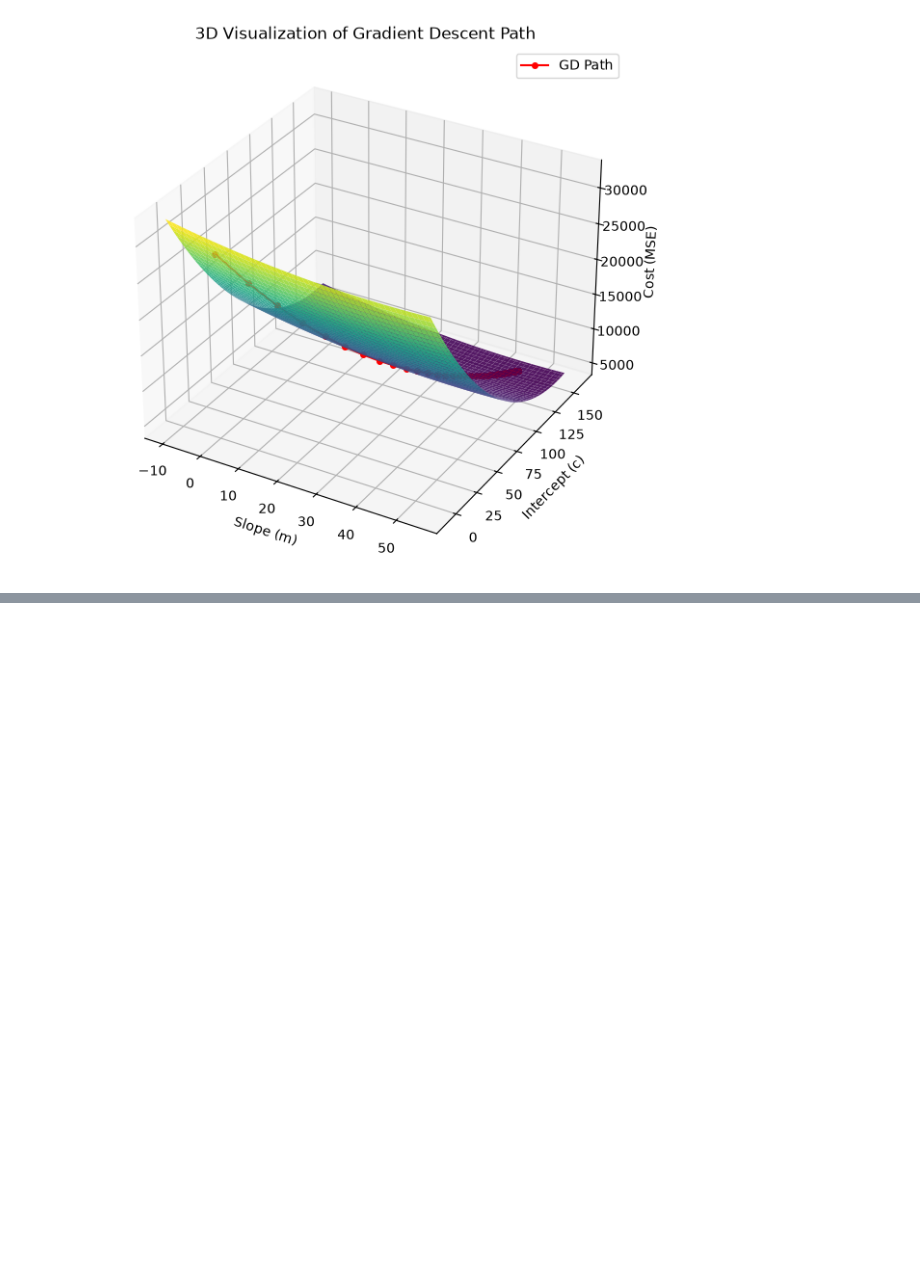
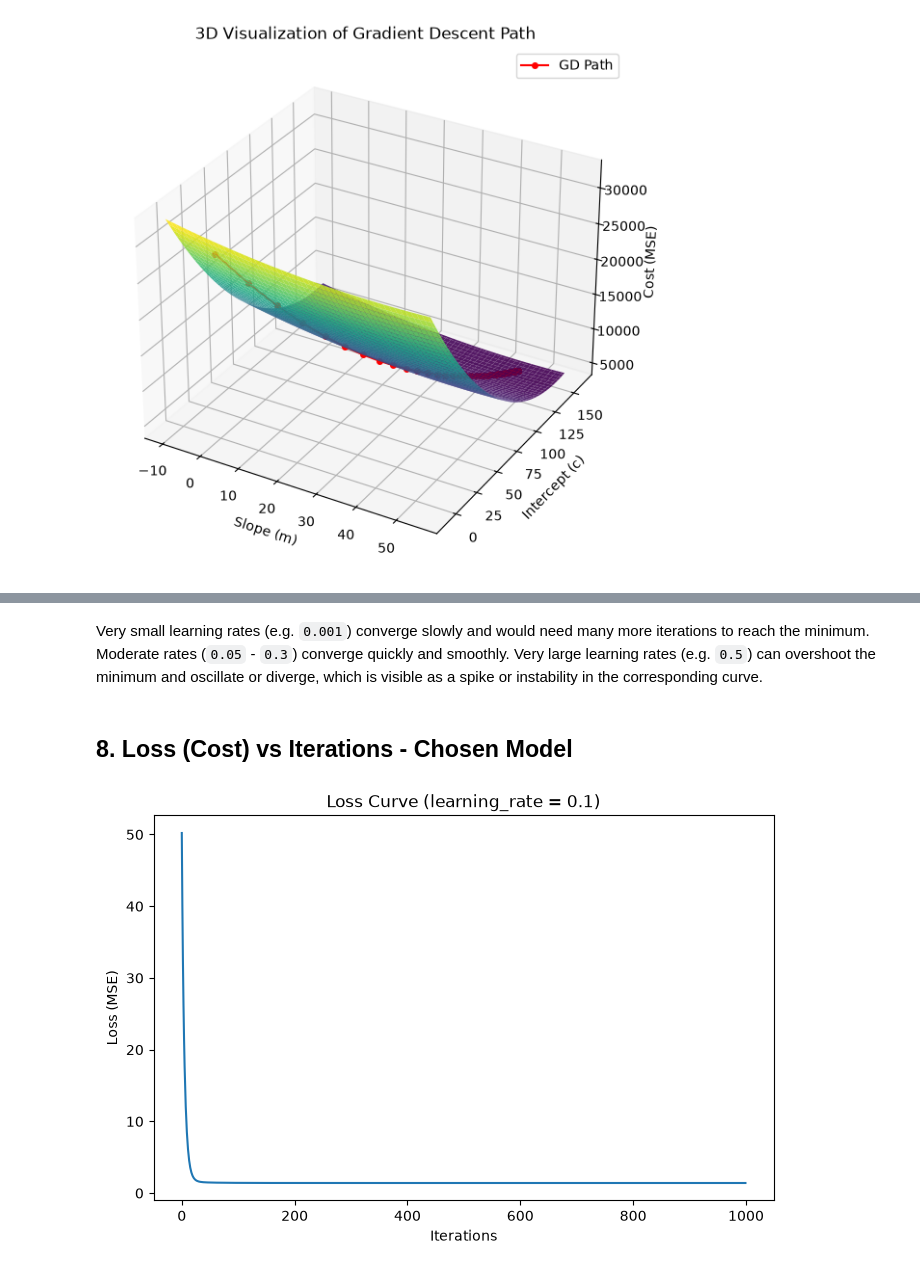
Before and after one commit to ArdenDiago/ML-Lab, a Jupyter notebook: lab/lab5/lab5.ipynb, the cells around one changed output, grey strips where cells are left out. Drawn from its saved outputs; the diff is of its cells as text; code cells hidden in the pictures; blank space fills up the shorter version.

```diff
--- a/lab/lab5/lab5.ipynb
+++ b/lab/lab5/lab5.ipynb
@@ -575,0 +751,10 @@ Stochastic GD
+# %%
+learning_rate = 0.1
+iterations = 1000
+
+theta, cost_history = batch_gradient_descent(
+    X_train_bias, y_train, learning_rate=learning_rate, iterations=iterations
+)
+
+print(f"Final training cost: {cost_history[-1]:.4f}")
+print(f"Intercept: {theta[0]:.4f}")
@@ -575,0 +789,17 @@ Stochastic GD
+# %% [markdown]
+Very small learning rates (e.g. `0.001`) converge slowly and would need many
+more iterations to reach the minimum. Moderate rates (`0.05` - `0.3`) converge
+quickly and smoothly. Very large learning rates (e.g. `0.5`) can overshoot the
+minimum and oscillate or diverge, which is visible as a spike or instability in
+the corresponding curve.
+# %% [markdown]
+## 8. Loss (Cost) vs Iterations - Chosen Model
+# %%
+plt.figure(figsize=(8, 5))
+plt.plot(cost_history)
+plt.xlabel("Iterations")
+plt.ylabel("Loss (MSE)")
+plt.title(f"Loss Curve (learning_rate = {learning_rate})")
+plt.show()
+# %% [output]
+[figure, added]
```
Also changed, not shown: parts of 26 cells of this notebook, 13 other files.
